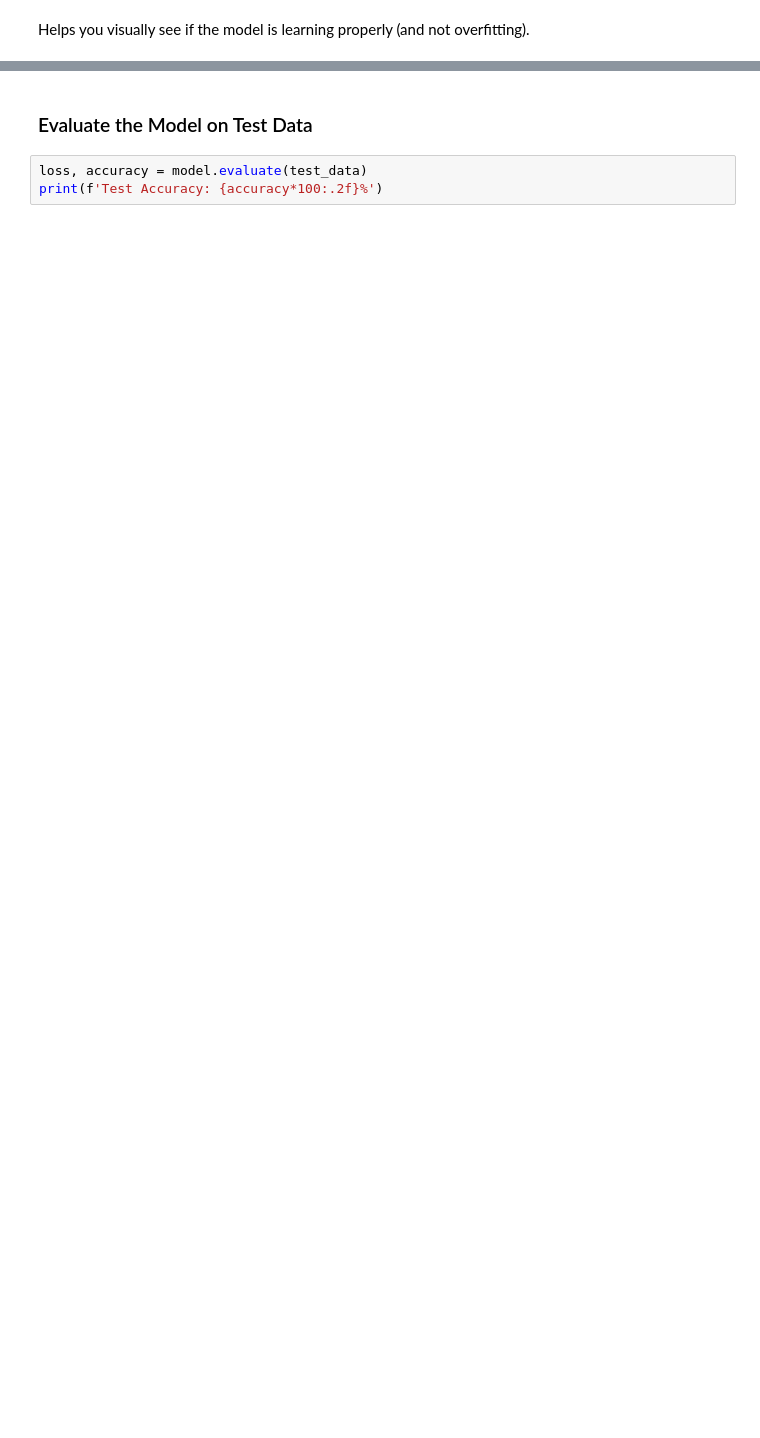
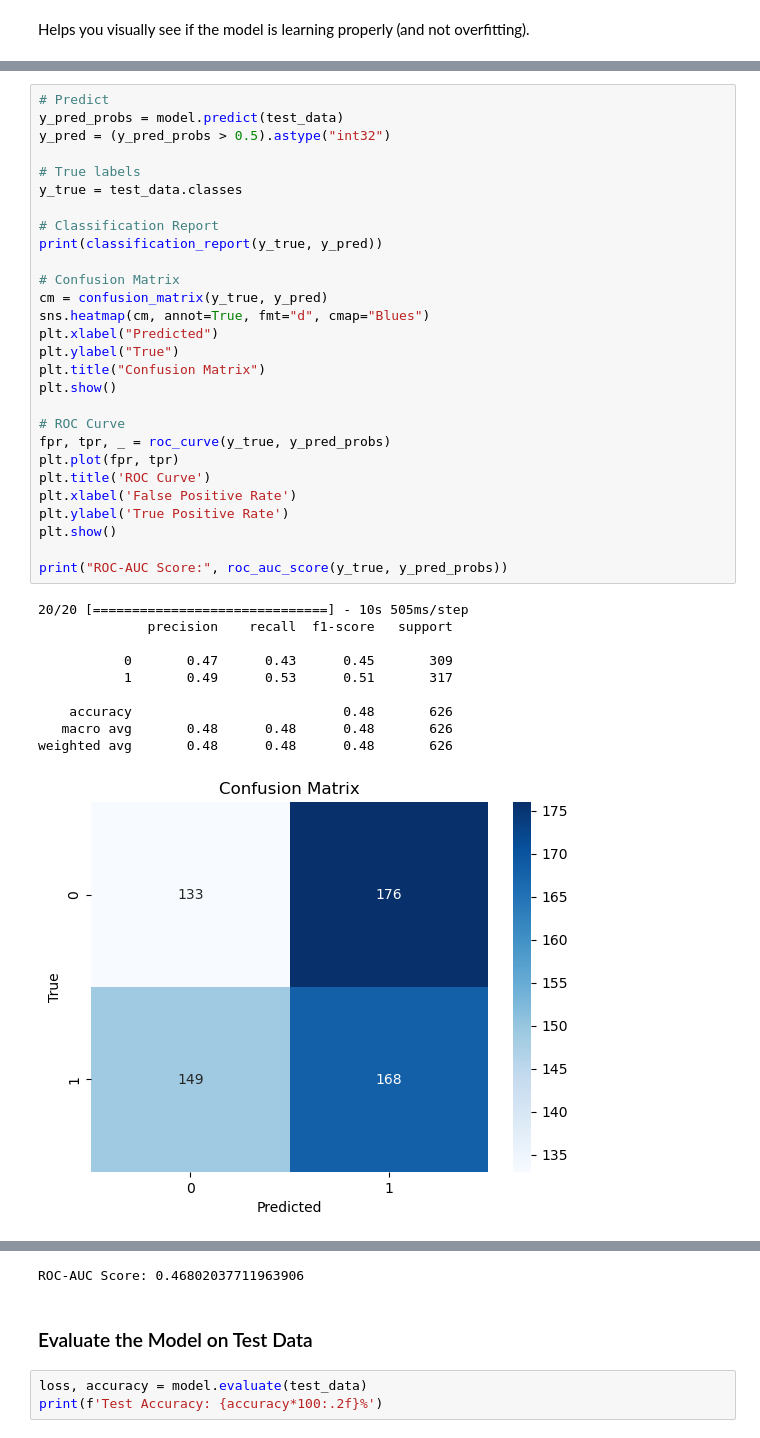
Before and after one commit to randellmwania/malaria-detection-Image-classification, a Jupyter notebook: malaria_detection_cnn.ipynb, the cells around one changed output, grey strips where cells are left out. Cells and saved outputs as stored; diff of their text form; blank space fills up the shorter version.

Commit message:
Fine tuning model phase

```diff
--- a/malaria_detection_cnn.ipynb
+++ b/malaria_detection_cnn.ipynb
@@ -144,0 +165,39 @@ plt.show()
+# %%
+# Predict
+y_pred_probs = model.predict(test_data)
+y_pred = (y_pred_probs > 0.5).astype("int32")
+
+# True labels
+y_true = test_data.classes
+
+# Classification Report
+print(classification_report(y_true, y_pred))
+
+# Confusion Matrix
+cm = confusion_matrix(y_true, y_pred)
+sns.heatmap(cm, annot=True, fmt="d", cmap="Blues")
+plt.xlabel("Predicted")
+plt.ylabel("True")
+plt.title("Confusion Matrix")
+plt.show()
+
+# ROC Curve
+fpr, tpr, _ = roc_curve(y_true, y_pred_probs)
+plt.plot(fpr, tpr)
+plt.title('ROC Curve')
+plt.xlabel('False Positive Rate')
+plt.ylabel('True Positive Rate')
+plt.show()
+
+print("ROC-AUC Score:", roc_auc_score(y_true, y_pred_probs))
+# %% [output]
+20/20 [==============================] - 10s 505ms/step
+              precision    recall  f1-score   support
+
+           0       0.47      0.43      0.45       309
+           1       0.49      0.53      0.51       317
+
+    accuracy                           0.48       626
+   macro avg       0.48      0.48      0.48       626
+weighted avg       0.48      0.48      0.48       626
+[figure, added]
@@ -145,3 +205,4 @@ plt.show()
+ROC-AUC Score: 0.46802037711963906
 # %% [markdown]
 ### Evaluate the Model on Test Data
 # %%
```
Also changed, not shown: parts of 8 cells of this notebook.
